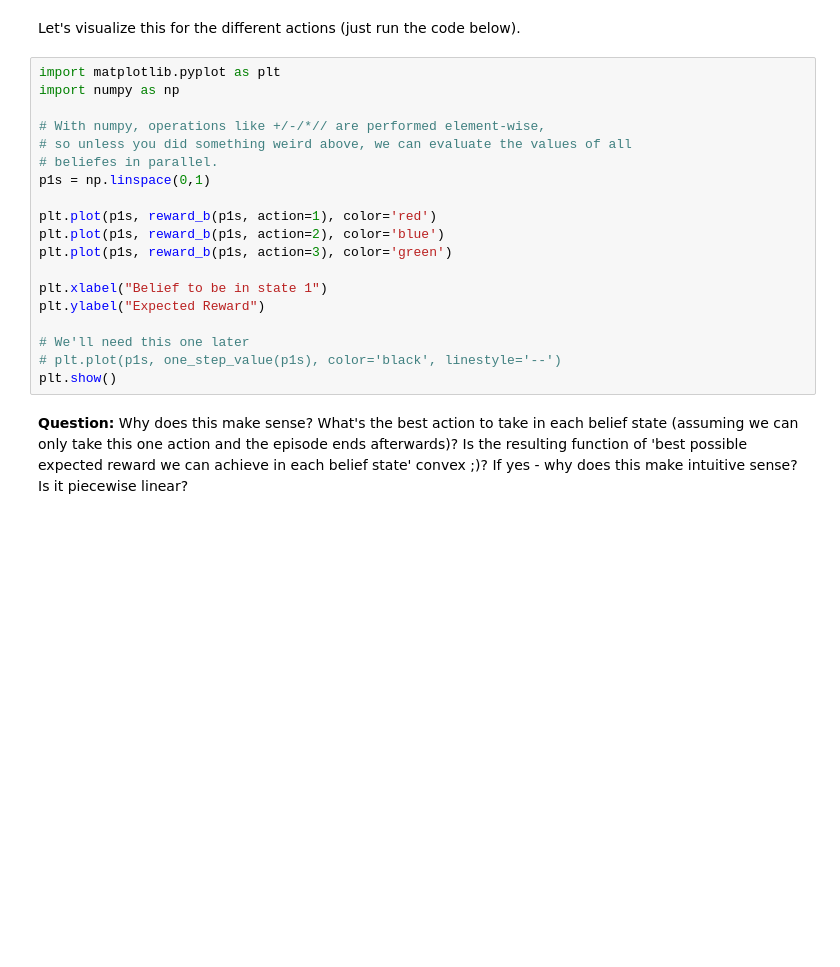
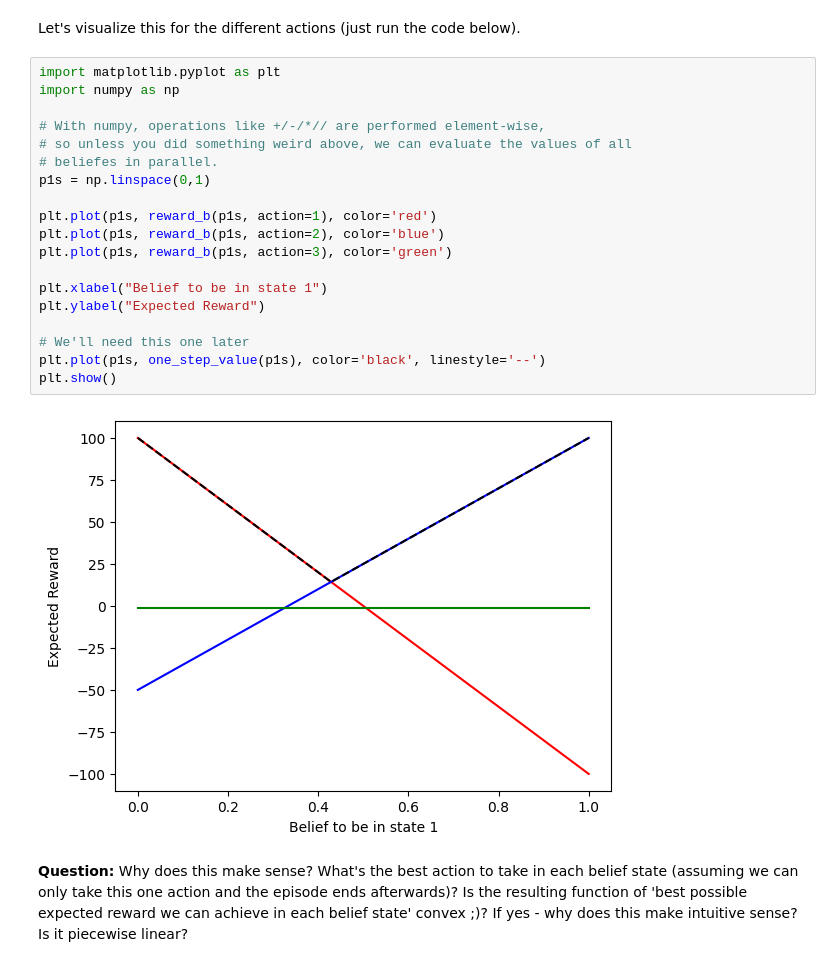
Before and after one commit to bazyagami/ReinforcmentLearning, a Jupyter notebook: Labs/Lab4-POMDP-MARL/POMDP.ipynb, the cells around one changed output. Drawn from its saved outputs; the diff is of its cells as text; blank space fills up the shorter version.

```diff
--- a/Labs/Lab4-POMDP-MARL/POMDP.ipynb
+++ b/Labs/Lab4-POMDP-MARL/POMDP.ipynb
@@ -132,22 +132,24 @@ Let's visualize this for the different actions (just run the code below).
 # %%
 import matplotlib.pyplot as plt
 import numpy as np
 
 # With numpy, operations like +/-/*// are performed element-wise,
 # so unless you did something weird above, we can evaluate the values of all
 # beliefes in parallel.
 p1s = np.linspace(0,1)
 
 plt.plot(p1s, reward_b(p1s, action=1), color='red')
 plt.plot(p1s, reward_b(p1s, action=2), color='blue')
 plt.plot(p1s, reward_b(p1s, action=3), color='green')
 
 plt.xlabel("Belief to be in state 1")
 plt.ylabel("Expected Reward")
 
 # We'll need this one later
-# plt.plot(p1s, one_step_value(p1s), color='black', linestyle='--')
+plt.plot(p1s, one_step_value(p1s), color='black', linestyle='--')
 plt.show()
+# %% [output]
+[figure, added]
 # %% [markdown]
 **Question:** Why does this make sense? What's the best action to take in each belief state (assuming we can only take this one action and the episode ends afterwards)? Is the resulting function of 'best possible expected reward we can achieve in each belief state' convex ;)? If yes - why does this make intuitive sense? Is it piecewise linear?
 # %% [markdown]
```
Also changed, not shown: parts of 10 cells of this notebook.
